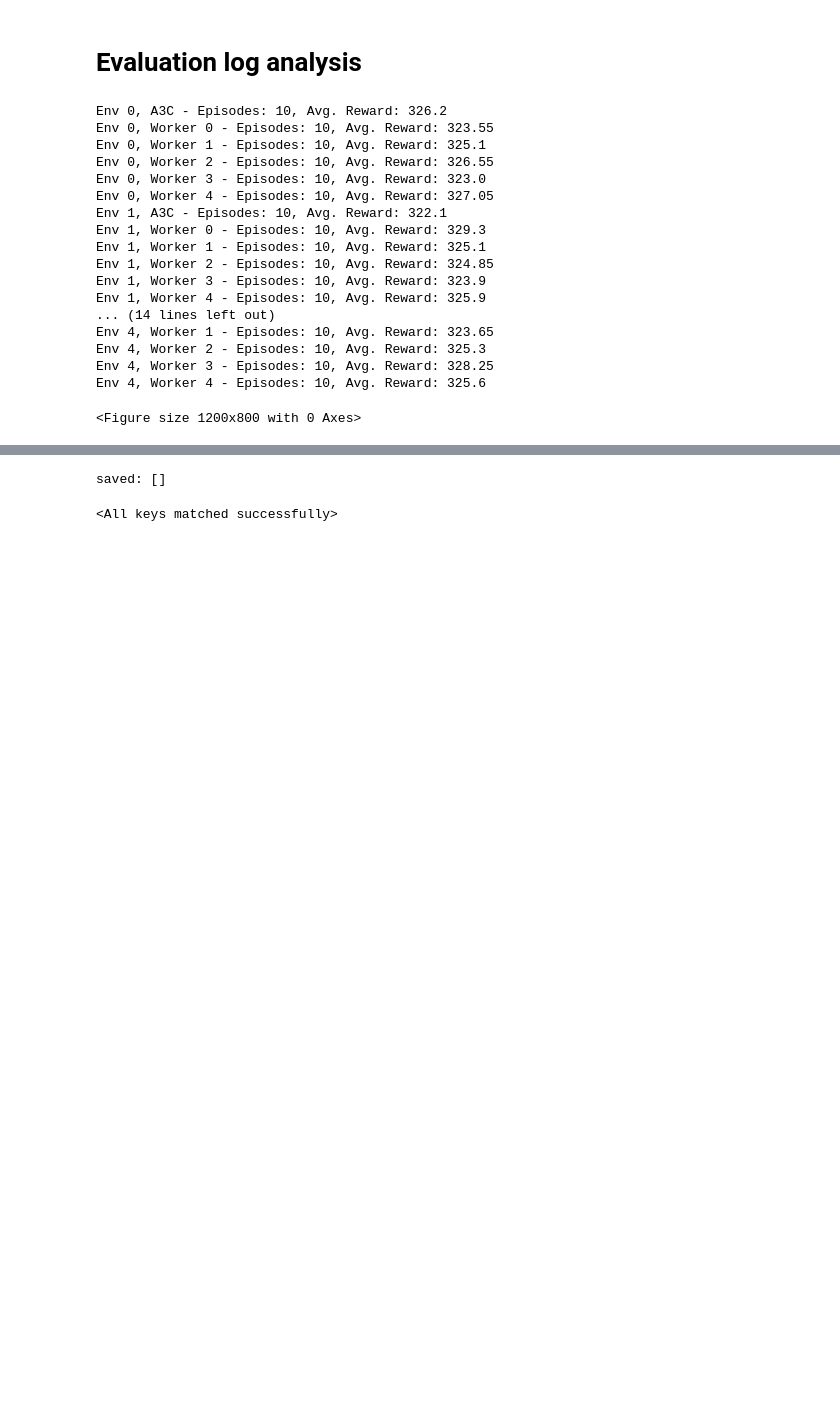
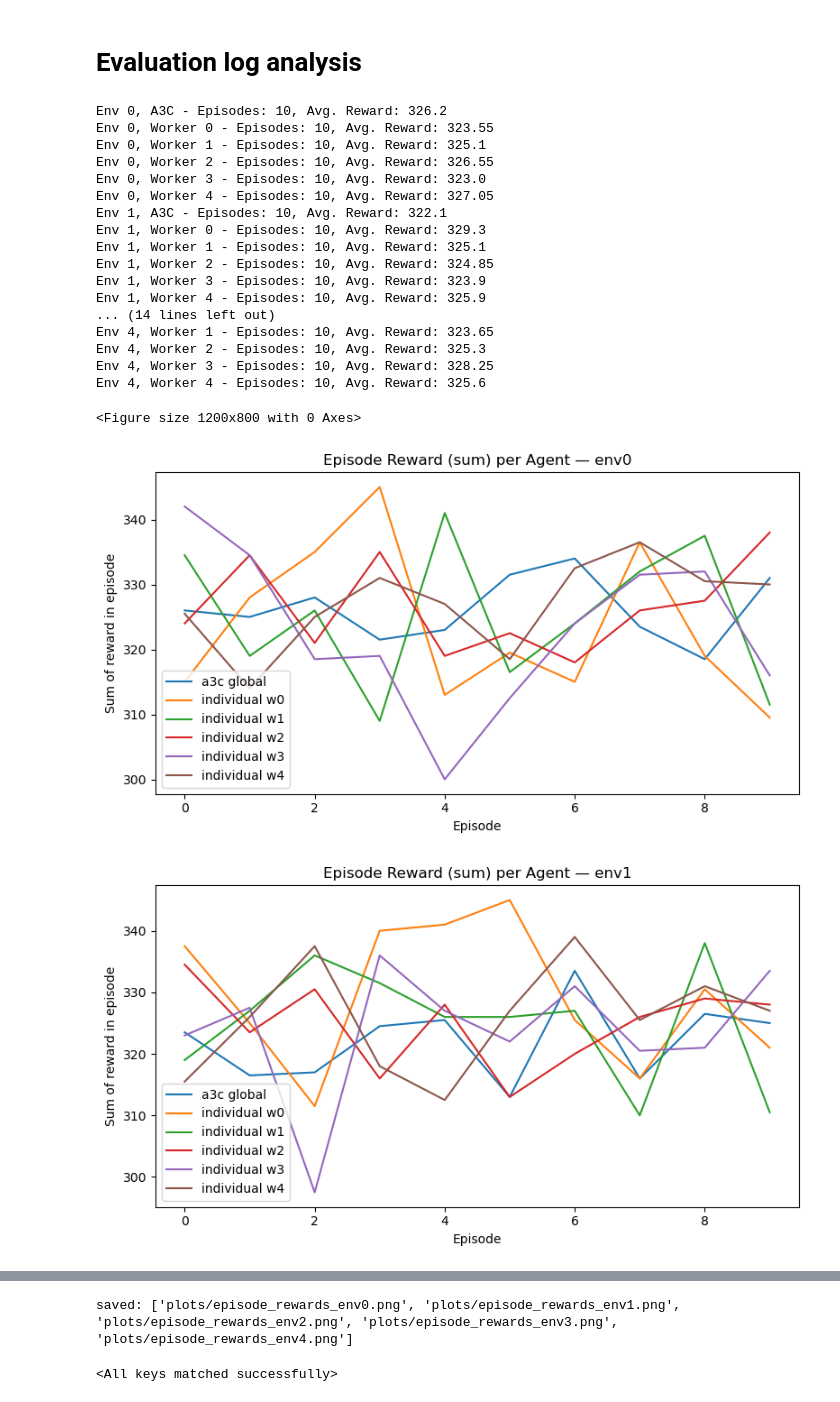
Before and after one commit to crazytb/uav_a3c, a Jupyter notebook: main_training_metrics_analysis.ipynb, the cells around one changed output, grey strips where cells are left out. Drawn from its saved outputs; the diff is of its cells as text; code cells hidden in the pictures; blank space fills up the shorter version.

```diff
--- a/main_training_metrics_analysis.ipynb
+++ b/main_training_metrics_analysis.ipynb
@@ -176,10 +176,10 @@ Env 4, Worker 4 - Episodes: 10, Avg. Reward: 325.6
 import os, glob, re, pandas as pd, numpy as np, matplotlib.pyplot as plt
 
 # 파일 패턴: a3c_global_env{0~4}_actions.csv, individual_w{0~4}_env{0~4}_actions.csv
-pattern = re.compile(r"/mnt/data/(a3c_global|individual_w\d+)_env(\d+)_actions\.csv$")
+pattern = re.compile(r"(a3c_global|individual_w\d+)_env(\d+)_actions\.csv$")
 
-# 파일 수집
-files = sorted(f for f in glob.glob("/mnt/data/*_actions.csv") if pattern.search(f))
+# 파일 수집 - 현재 디렉토리에서 찾기
+files = sorted(f for f in glob.glob("*_actions.csv") if pattern.search(f))
 by_env = {}
 for f in files:
     m = pattern.search(f)
@@ -190,31 +190,34 @@ for f in files:
 def episode_sums(csv_path):
     df = pd.read_csv(csv_path)
     # episode별 reward 합계
     ep = df.groupby("episode", as_index=False)["reward"].sum().sort_values("episode").reset_index(drop=True)
     return ep
 
 out_paths = []
 for env, agents in sorted(by_env.items()):
     plt.figure(figsize=(8, 4.5))
     any_plotted = False
     # a3c + w0~w4 순서로 그리기 (없는 파일은 건너뜀)
     for agent in ["a3c_global", "individual_w0", "individual_w1", "individual_w2", "individual_w3", "individual_w4"]:
         if agent in agents:
             ep = episode_sums(agents[agent])
             plt.plot(ep["episode"].values, ep["reward"].values, label=agent.replace("_"," "))
             any_plotted = True
     if not any_plotted:
         plt.close()
         continue
     plt.title(f"Episode Reward (sum) per Agent — env{env}")
     plt.xlabel("Episode")
     plt.ylabel("Sum of reward in episode")
     plt.legend()
     plt.tight_layout()
-    out = f"/mnt/data/episode_rewards_env{env}.png"
+    out = f"plots/episode_rewards_env{env}.png"
+    os.makedirs("plots", exist_ok=True)
     plt.savefig(out, dpi=150, bbox_inches="tight")
     out_paths.append(out)
     plt.show()
 
 print("saved:", out_paths)
 # %% [output]
+[figure, added]
+[figure, added]
@@ -221,4 +227,4 @@ print("saved:", out_paths)
-saved: []
+saved: ['plots/episode_rewards_env0.png', 'plots/episode_rewards_env1.png', 'plots/episode_rewards_env2.png', 'plots/episode_rewards_env3.png', 'plots/episode_rewards_env4.png']
 # %%
 from drl_framework.networks import RecurrentActorCritic
 from drl_framework.custom_env import make_env
```
Also changed, not shown: parts of 4 cells of this notebook, 11 other files.
